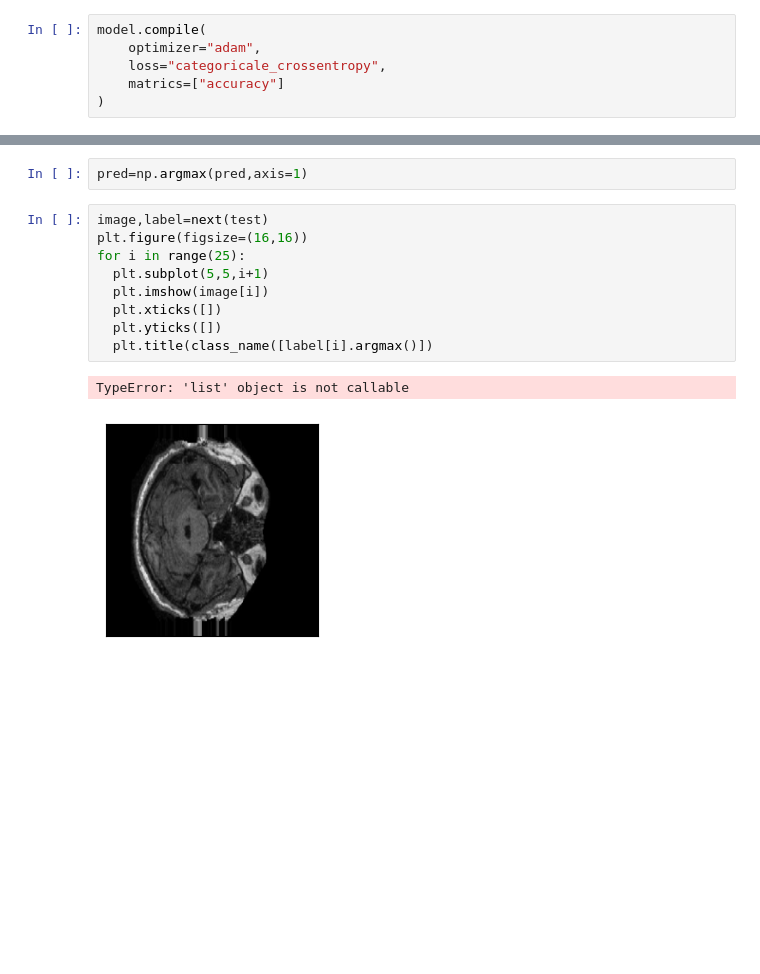
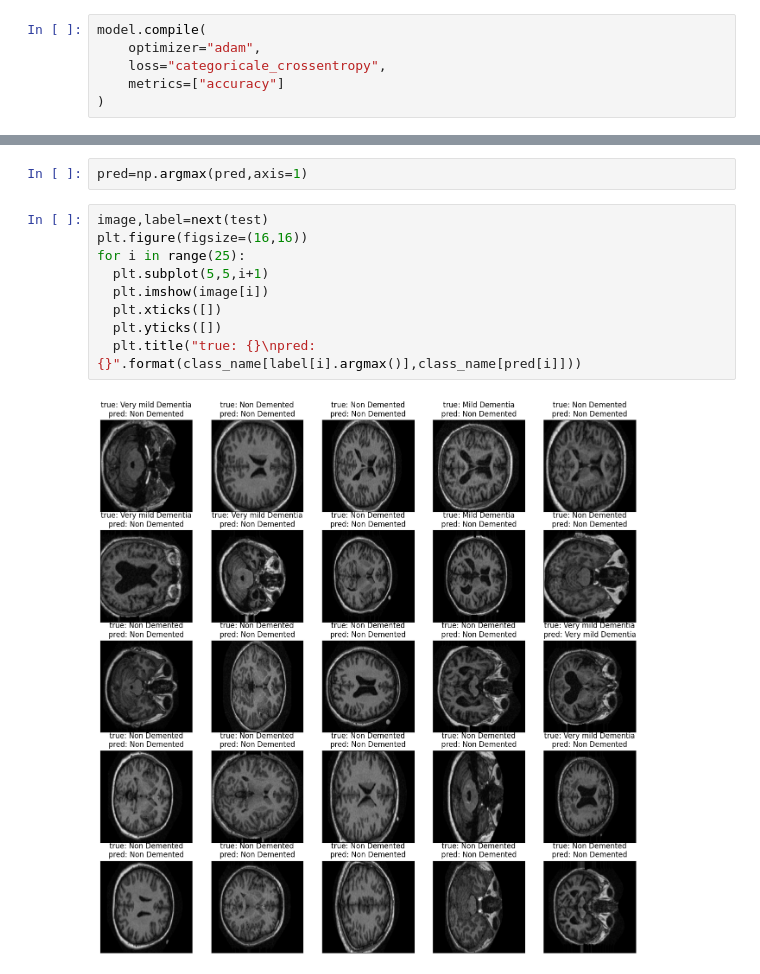
Before and after one commit to mohamed0barhoomi/checkpoint_data, a Jupyter notebook: Project_final_CNN2.ipynb, the cells around one changed output, grey strips where cells are left out. Cells and saved outputs as stored; diff of their text form; blank space fills up the shorter version.

```diff
--- a/Project_final_CNN2.ipynb
+++ b/Project_final_CNN2.ipynb
@@ -146,7 +150,7 @@ for lay in model.layers:
 model.compile(
     optimizer="adam",
     loss="categoricale_crossentropy",
-    matrics=["accuracy"]
+    metrics=["accuracy"]
 )
 # %%
 history_fine=model.fit(train,epochs=5,valdiation_data=test)
@@ -163,14 +165,13 @@ pred=np.argmax(pred,axis=1)
 # %%
 image,label=next(test)
 plt.figure(figsize=(16,16))
 for i in range(25):
   plt.subplot(5,5,i+1)
   plt.imshow(image[i])
   plt.xticks([])
   plt.yticks([])
-  plt.title(class_name([label[i].argmax()])
+  plt.title("true: {}\npred: {}".format(class_name[label[i].argmax()],class_name[pred[i]]))
 # %% [output]
-TypeError: 'list' object is not callable
-[figure, old version]
+[figure, new version]
 # %%
 print(classification_report(train,test))
```
Also changed, not shown: parts of 11 cells of this notebook.
